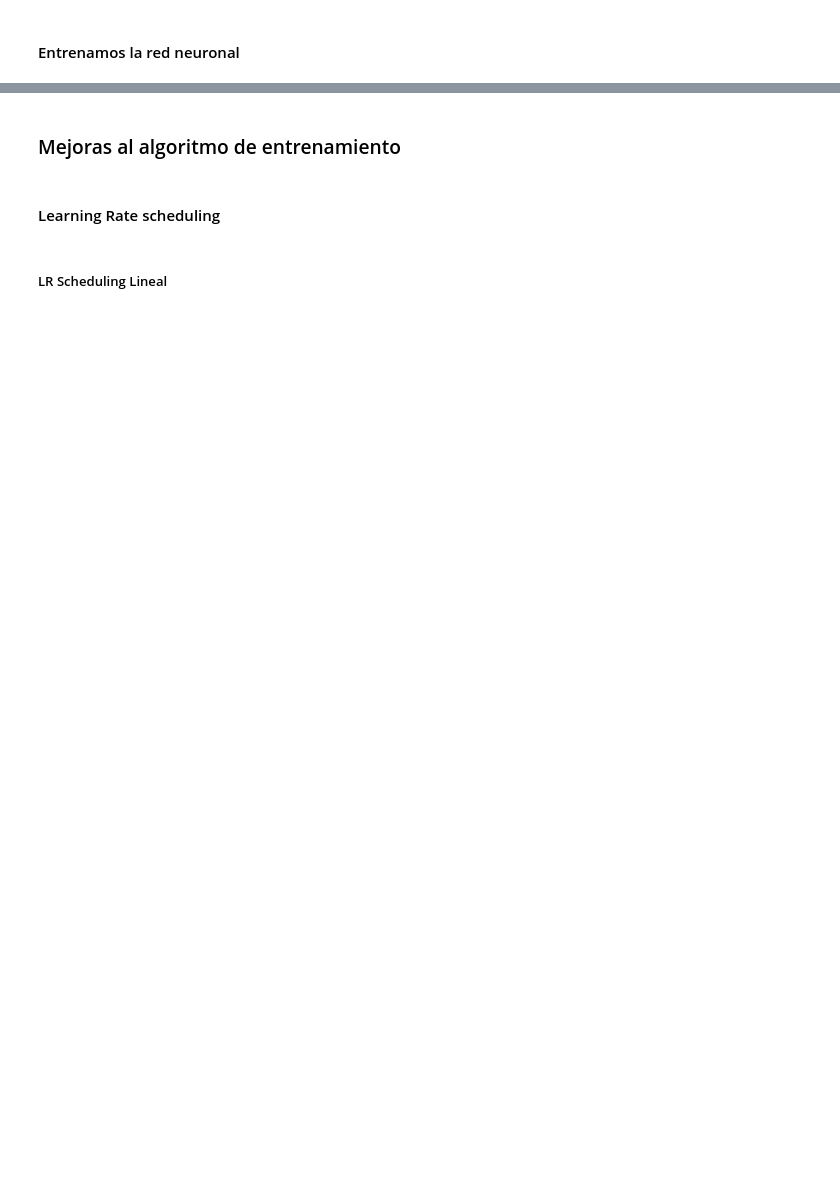
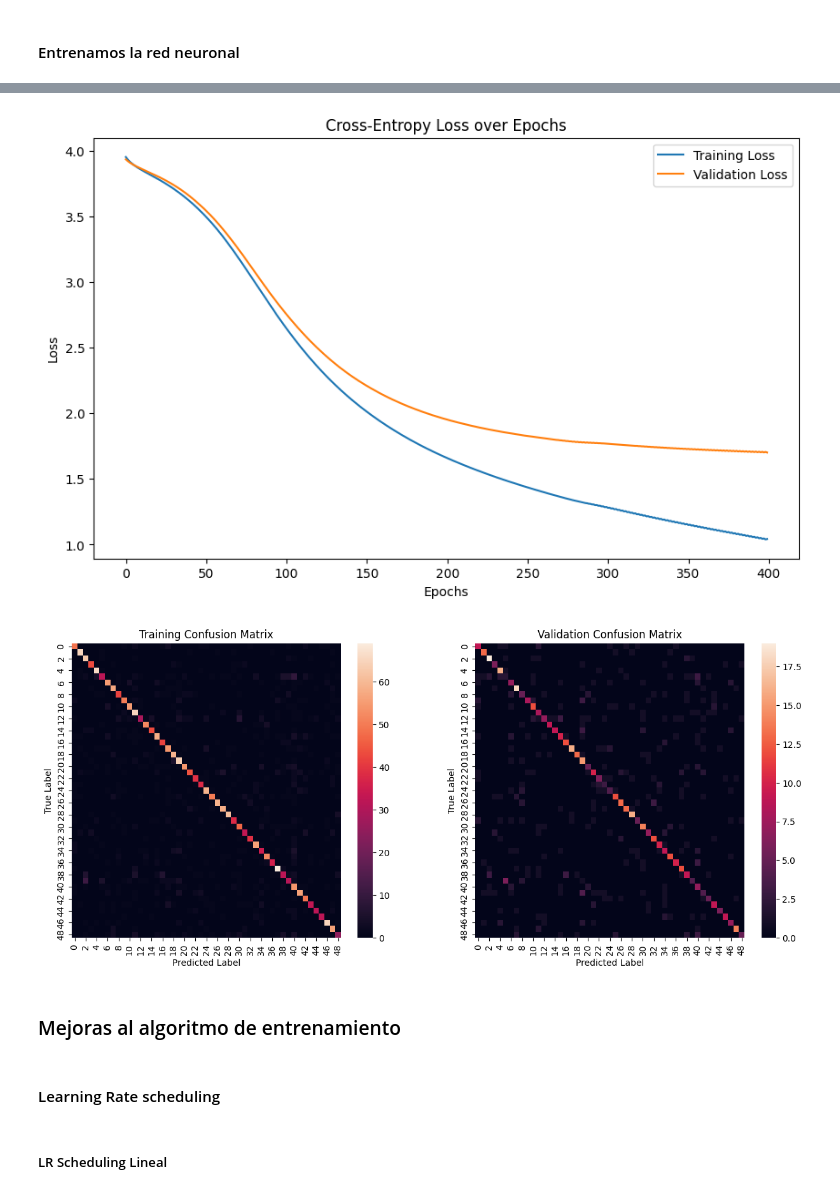
Before and after one commit to fedegutman/TP3ML, a Jupyter notebook: notebook.ipynb, the cells around one changed output, grey strips where cells are left out. Cells and saved outputs as stored; diff of their text form; code cells hidden in the pictures; blank space fills up the shorter version.

```diff
--- a/notebook.ipynb
+++ b/notebook.ipynb
@@ -56,4 +49,9 @@ X_train, X_valid, y_train, y_valid = ds.train_valid_split(X_dev, y_dev)
 #### Entrenamos la red neuronal
 # %%
 m0 = NeuralNetwork(X_train, y_train, [784, 100, 80, 49])
-m0.train(X_valid, y_valid, epochs=400, lr=0.1)
+m0.train(X_valid, y_valid, epochs=400, lr=0.1, optimizer='GD')
+
+m0.accuracy(X_train, y_train, X_valid, y_valid)
+m0.plot_loss()
+m0.plot_confusion_matrix(X_train, y_train, X_valid, y_valid)
+# %% [output]
@@ -59,0 +75,2 @@ m0.train(X_valid, y_valid, epochs=400, lr=0.1)
+[figure, added]
+[figure, added]
```
Also changed, not shown: parts of 26 cells of this notebook, 5 other files.
